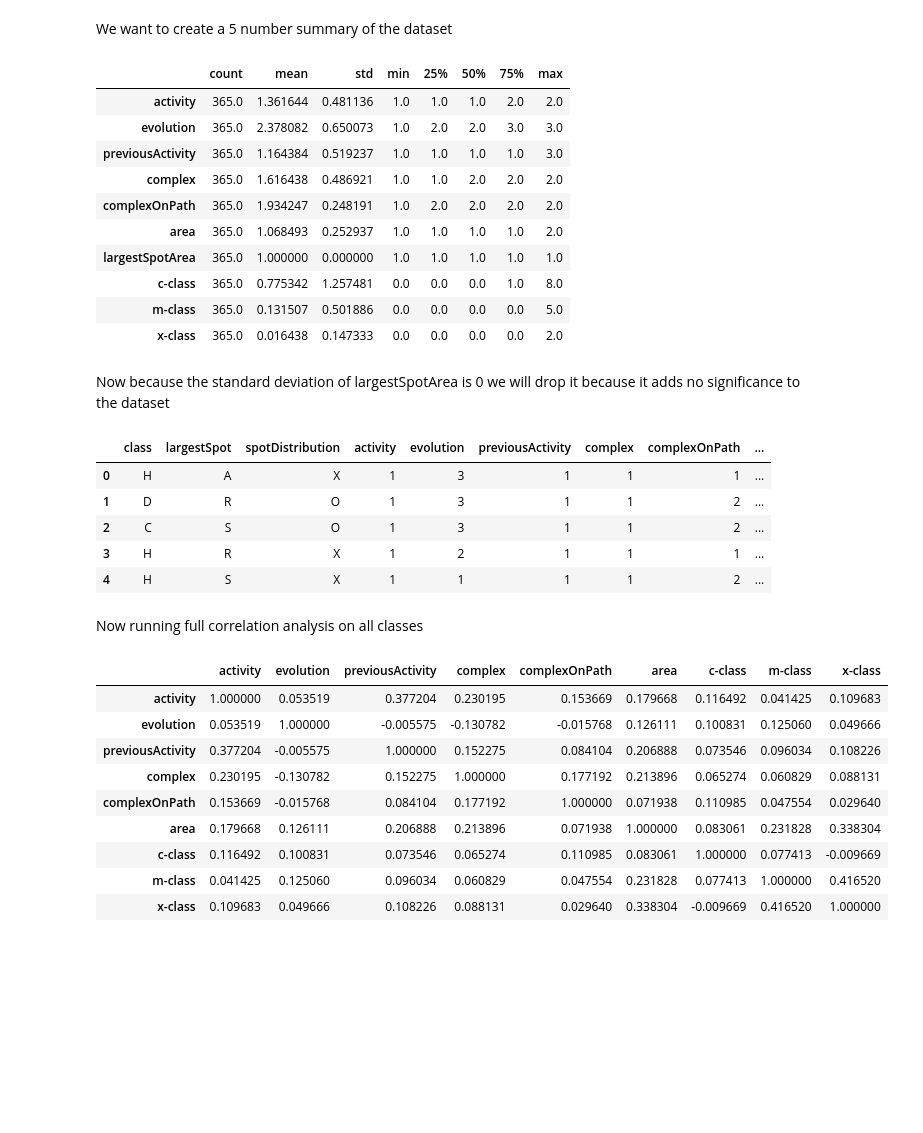
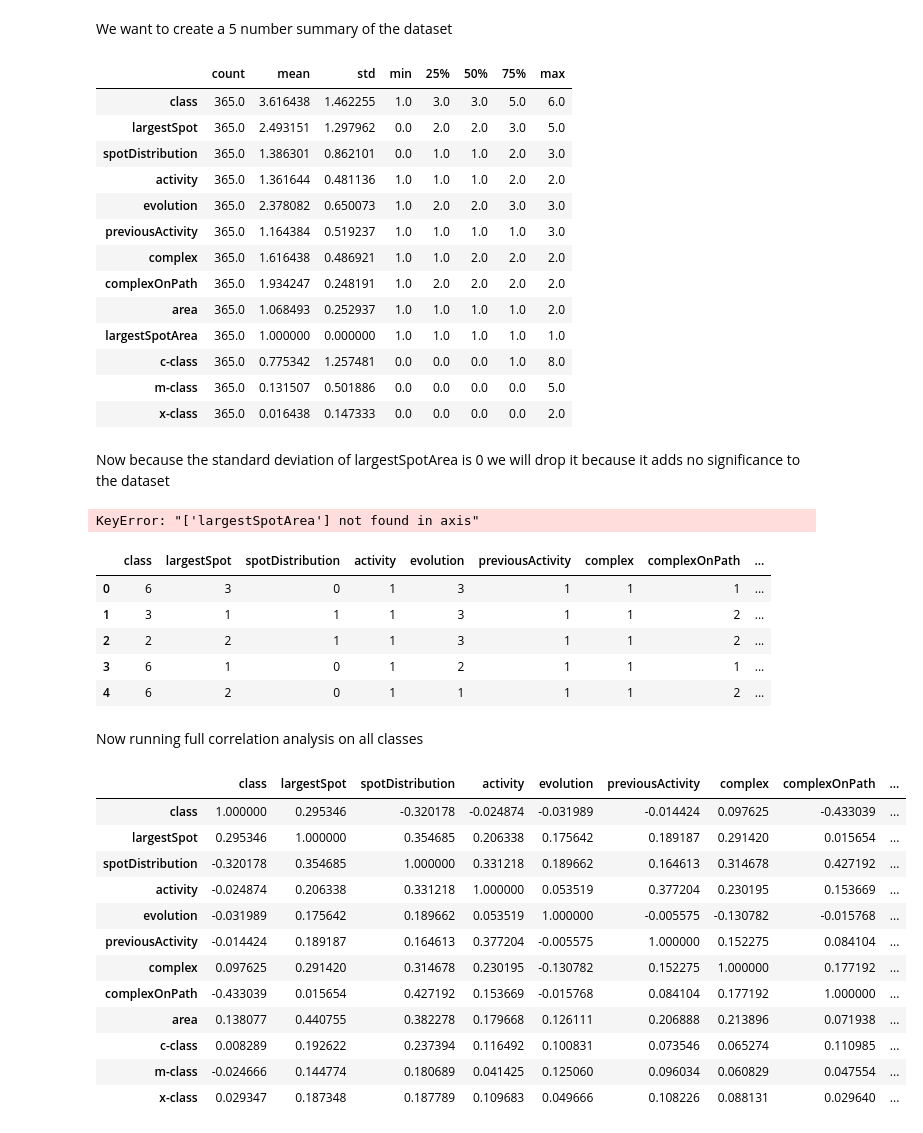
Before and after one commit to ddalton-swe/flare-prediction-project, a Jupyter notebook: SolarFlare_Analysis.ipynb, the cells around one changed output. Saved outputs shown, nothing was run; the diff lists cells and outputs as text; code cells hidden in the pictures; blank space fills up the shorter version.

```diff
--- a/SolarFlare_Analysis.ipynb
+++ b/SolarFlare_Analysis.ipynb
@@ -20,0 +23,14 @@ df.head()
+# %%
+# Class: (A,B,C,D,E,F,H) (0,1,2,3,4,5,6)
+class_map = {'A': 0, 'B': 1, 'C': 2, 'D': 3, 'E': 4, 'F': 5, 'H': 6, }
+df['class'] = df['class'].map(class_map)
+
+# Largest Spot: (X,R,S,A,H,K) (0,1,2,3,4,5)
+largest_spot_map = {'X': 0, 'R': 1, 'S': 2, 'A': 3, 'H': 4, 'K': 5}
+df['largestSpot'] = df['largestSpot'].map(largest_spot_map)
+
+# Spot Distribution: (X,O,I,C) (0,1,2,3)
+spot_distribution_map = {'X': 0, 'O': 1, 'I': 2, 'C': 3}
+df['spotDistribution'] = df['spotDistribution'].map(spot_distribution_map)
+
+df.head()
@@ -36,6 +59,9 @@ We want to create a 5 number summary of the dataset
 df.describe().T
 # %% [output]
 |  | count | mean | std | min | 25% | 50% | 75% | max |
+| class | 365.0 | 3.616438 | 1.462255 | 1.0 | 3.0 | 3.0 | 5.0 | 6.0 |
+| largestSpot | 365.0 | 2.493151 | 1.297962 | 0.0 | 2.0 | 2.0 | 3.0 | 5.0 |
+| spotDistribution | 365.0 | 1.386301 | 0.862101 | 0.0 | 1.0 | 1.0 | 2.0 | 3.0 |
 | activity | 365.0 | 1.361644 | 0.481136 | 1.0 | 1.0 | 1.0 | 2.0 | 2.0 |
 | evolution | 365.0 | 2.378082 | 0.650073 | 1.0 | 2.0 | 2.0 | 3.0 | 3.0 |
 | previousActivity | 365.0 | 1.164384 | 0.519237 | 1.0 | 1.0 | 1.0 | 1.0 | 3.0 |
@@ -50,27 +76,32 @@ df.describe().T
 Now because the standard deviation of largestSpotArea is 0 we will drop it because it adds no significance to the dataset
 # %%
 df.drop(['largestSpotArea'] , axis=1, inplace=True)
+# %% [output]
+KeyError: "['largestSpotArea'] not found in axis"
 # %%
 df.head()
 # %% [output]
 |  | class | largestSpot | spotDistribution | activity | evolution | previousActivity | complex | complexOnPath | ... |
-| 0 | H | A | X | 1 | 3 | 1 | 1 | 1 | ... |
-| 1 | D | R | O | 1 | 3 | 1 | 1 | 2 | ... |
-| 2 | C | S | O | 1 | 3 | 1 | 1 | 2 | ... |
-| 3 | H | R | X | 1 | 2 | 1 | 1 | 1 | ... |
-| 4 | H | S | X | 1 | 1 | 1 | 1 | 2 | ... |
+| 0 | 6 | 3 | 0 | 1 | 3 | 1 | 1 | 1 | ... |
+| 1 | 3 | 1 | 1 | 1 | 3 | 1 | 1 | 2 | ... |
+| 2 | 2 | 2 | 1 | 1 | 3 | 1 | 1 | 2 | ... |
+| 3 | 6 | 1 | 0 | 1 | 2 | 1 | 1 | 1 | ... |
+| 4 | 6 | 2 | 0 | 1 | 1 | 1 | 1 | 2 | ... |
 # %% [markdown]
 Now running full correlation analysis on all classes
 # %%
-df.corr(numeric_only=True)
+df.corr('pearson', numeric_only=True)
 # %% [output]
-|  | activity | evolution | previousActivity | complex | complexOnPath | area | c-class | m-class | x-class |
-| activity | 1.000000 | 0.053519 | 0.377204 | 0.230195 | 0.153669 | 0.179668 | 0.116492 | 0.041425 | 0.109683 |
-| evolution | 0.053519 | 1.000000 | -0.005575 | -0.130782 | -0.015768 | 0.126111 | 0.100831 | 0.125060 | 0.049666 |
-| previousActivity | 0.377204 | -0.005575 | 1.000000 | 0.152275 | 0.084104 | 0.206888 | 0.073546 | 0.096034 | 0.108226 |
-| complex | 0.230195 | -0.130782 | 0.152275 | 1.000000 | 0.177192 | 0.213896 | 0.065274 | 0.060829 | 0.088131 |
-| complexOnPath | 0.153669 | -0.015768 | 0.084104 | 0.177192 | 1.000000 | 0.071938 | 0.110985 | 0.047554 | 0.029640 |
-| area | 0.179668 | 0.126111 | 0.206888 | 0.213896 | 0.071938 | 1.000000 | 0.083061 | 0.231828 | 0.338304 |
-| c-class | 0.116492 | 0.100831 | 0.073546 | 0.065274 | 0.110985 | 0.083061 | 1.000000 | 0.077413 | -0.009669 |
-| m-class | 0.041425 | 0.125060 | 0.096034 | 0.060829 | 0.047554 | 0.231828 | 0.077413 | 1.000000 | 0.416520 |
-| x-class | 0.109683 | 0.049666 | 0.108226 | 0.088131 | 0.029640 | 0.338304 | -0.009669 | 0.416520 | 1.000000 |
+|  | class | largestSpot | spotDistribution | activity | evolution | previousActivity | complex | complexOnPath | ... |
+| class | 1.000000 | 0.295346 | -0.320178 | -0.024874 | -0.031989 | -0.014424 | 0.097625 | -0.433039 | ... |
+| largestSpot | 0.295346 | 1.000000 | 0.354685 | 0.206338 | 0.175642 | 0.189187 | 0.291420 | 0.015654 | ... |
+| spotDistribution | -0.320178 | 0.354685 | 1.000000 | 0.331218 | 0.189662 | 0.164613 | 0.314678 | 0.427192 | ... |
+| activity | -0.024874 | 0.206338 | 0.331218 | 1.000000 | 0.053519 | 0.377204 | 0.230195 | 0.153669 | ... |
+| evolution | -0.031989 | 0.175642 | 0.189662 | 0.053519 | 1.000000 | -0.005575 | -0.130782 | -0.015768 | ... |
+| previousActivity | -0.014424 | 0.189187 | 0.164613 | 0.377204 | -0.005575 | 1.000000 | 0.152275 | 0.084104 | ... |
+| complex | 0.097625 | 0.291420 | 0.314678 | 0.230195 | -0.130782 | 0.152275 | 1.000000 | 0.177192 | ... |
+| complexOnPath | -0.433039 | 0.015654 | 0.427192 | 0.153669 | -0.015768 | 0.084104 | 0.177192 | 1.000000 | ... |
+| area | 0.138077 | 0.440755 | 0.382278 | 0.179668 | 0.126111 | 0.206888 | 0.213896 | 0.071938 | ... |
+| c-class | 0.008289 | 0.192622 | 0.237394 | 0.116492 | 0.100831 | 0.073546 | 0.065274 | 0.110985 | ... |
+| m-class | -0.024666 | 0.144774 | 0.180689 | 0.041425 | 0.125060 | 0.096034 | 0.060829 | 0.047554 | ... |
+| x-class | 0.029347 | 0.187348 | 0.187789 | 0.109683 | 0.049666 | 0.108226 | 0.088131 | 0.029640 | ... |
```
Also changed, not shown: parts of 2 cells of this notebook.
